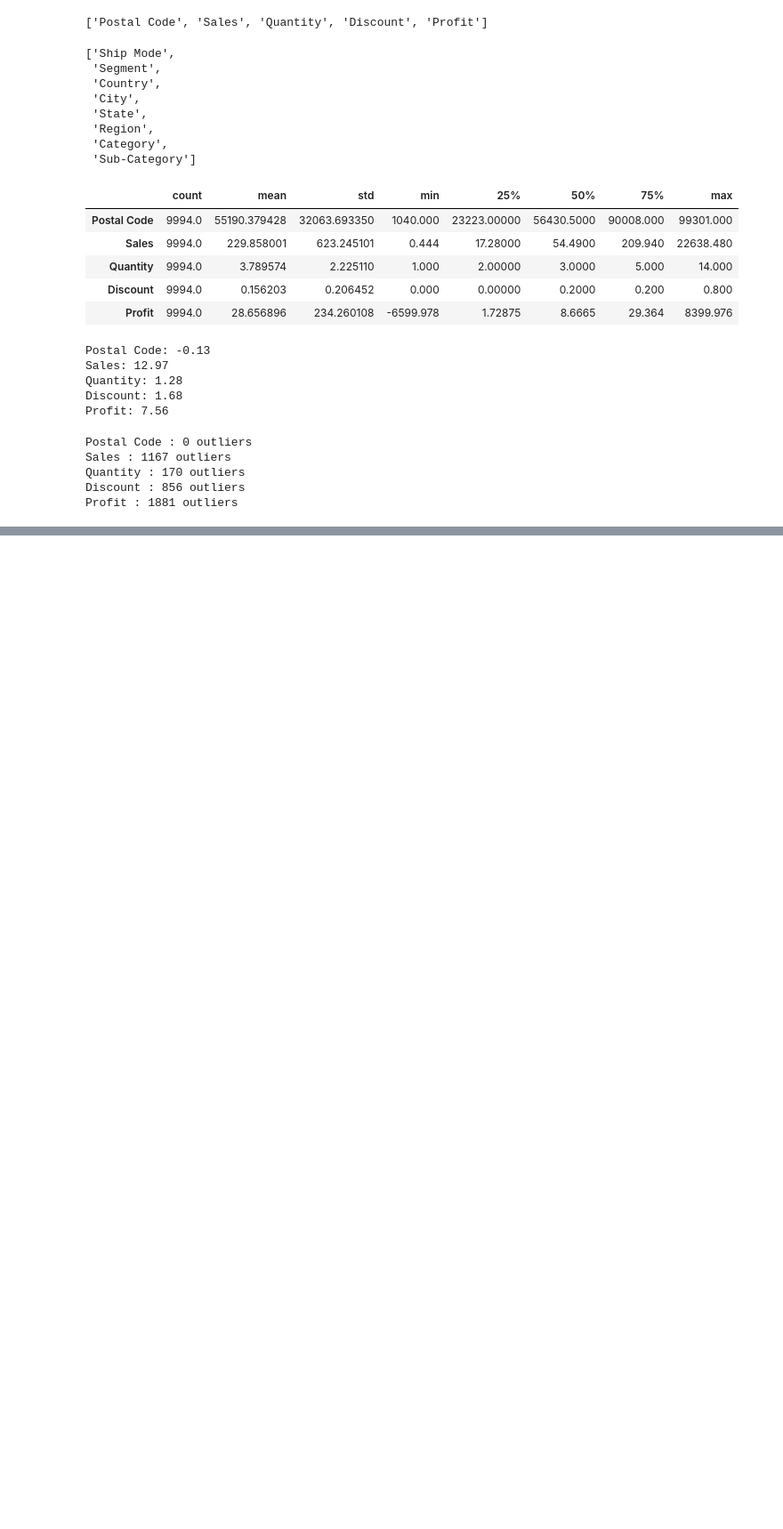
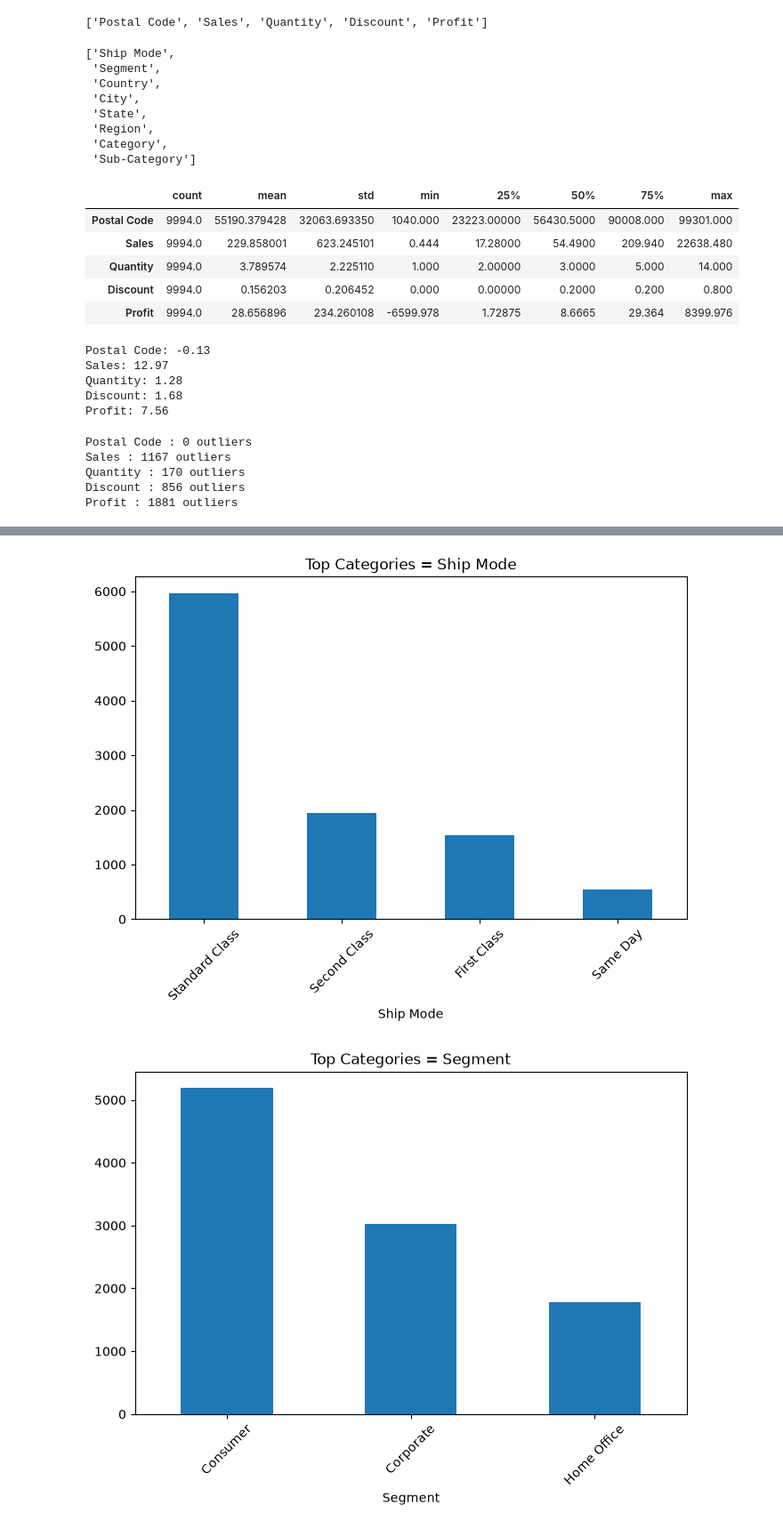
Before and after one commit to anshKjha10/Data-Analyst-Agent, a Jupyter notebook: notebooks/eda.ipynb, the cells around one changed output, grey strips where cells are left out. Shown at 89% size. Drawn from its saved outputs; the diff is of its cells as text; code cells hidden in the pictures; blank space fills up the shorter version.

```diff
--- a/notebooks/eda.ipynb
+++ b/notebooks/eda.ipynb
@@ -203,0 +215,13 @@ Profit : 1881 outliers
+# %%
+for col in categorical_cols:
+    plt.figure(figsize=(8,5))
+    df[col].value_counts()\
+        .head(10)\
+        .plot(kind='bar')
+
+    plt.title(f"Top Categories = {col}")
+    plt.xticks(rotation=45)
+    plt.show()
+# %% [output]
+[figure, added]
+[figure, added]
```
Also changed, not shown: parts of 5 cells of this notebook.
